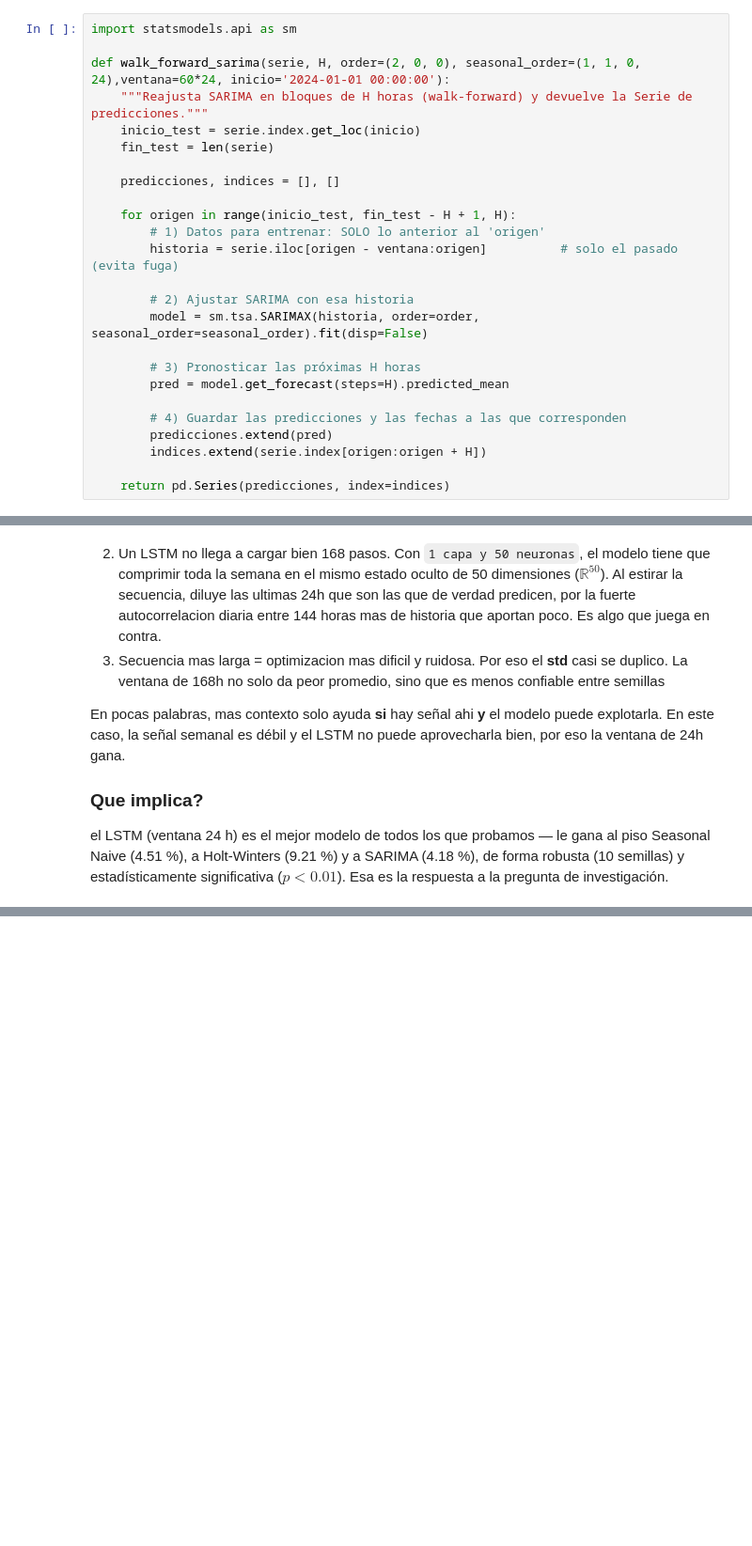
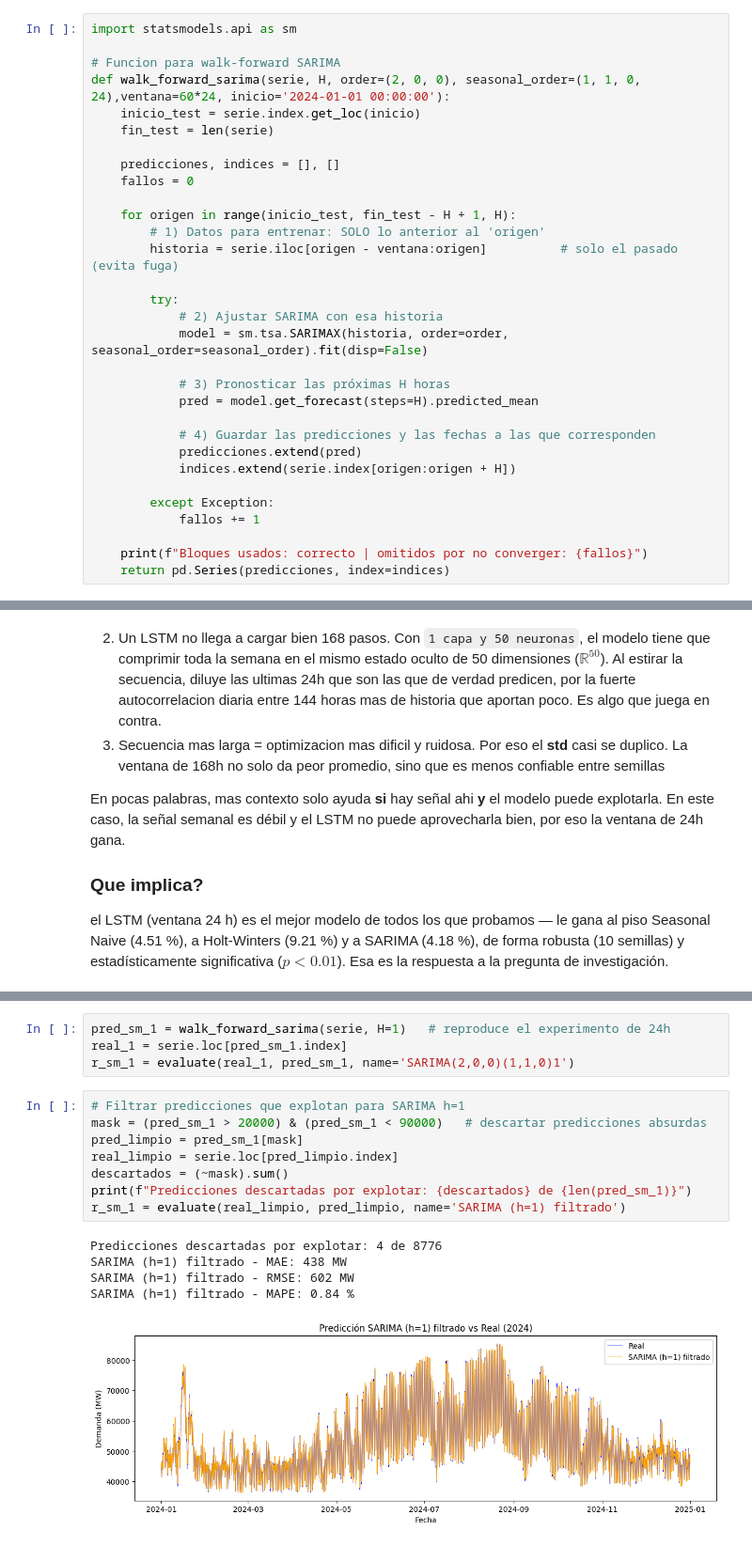
Before and after one commit to Arvo27/Electricity-Demand-Forecasting-Numerical-Methods-vs-Neural-Networks, a Jupyter notebook: Electricity_Demand.ipynb, the cells around one changed output, grey strips where cells are left out. Shown at 94% size. Saved outputs shown, nothing was run; the diff lists cells and outputs as text; blank space fills up the shorter version.

Commit message:
feat: Implemantacion del horizonte de 1h de SARIMA y LSTM y su grafica del error segun el horizonte. docs: Inicializacion del MD de la comparacion parte 1

```diff
--- a/Electricity_Demand.ipynb
+++ b/Electricity_Demand.ipynb
@@ -582,25 +582,31 @@ ___
 # %%
 import statsmodels.api as sm
 
+# Funcion para walk-forward SARIMA
 def walk_forward_sarima(serie, H, order=(2, 0, 0), seasonal_order=(1, 1, 0, 24),ventana=60*24, inicio='2024-01-01 00:00:00'):
-    """Reajusta SARIMA en bloques de H horas (walk-forward) y devuelve la Serie de predicciones."""
     inicio_test = serie.index.get_loc(inicio)
     fin_test = len(serie)
 
     predicciones, indices = [], []
+    fallos = 0
 
     for origen in range(inicio_test, fin_test - H + 1, H):
         # 1) Datos para entrenar: SOLO lo anterior al 'origen'
         historia = serie.iloc[origen - ventana:origen]          # solo el pasado (evita fuga)
 
-        # 2) Ajustar SARIMA con esa historia
-        model = sm.tsa.SARIMAX(historia, order=order, seasonal_order=seasonal_order).fit(disp=False)
+        try:
+            # 2) Ajustar SARIMA con esa historia
+            model = sm.tsa.SARIMAX(historia, order=order, seasonal_order=seasonal_order).fit(disp=False)
 
-        # 3) Pronosticar las próximas H horas
-        pred = model.get_forecast(steps=H).predicted_mean
+            # 3) Pronosticar las próximas H horas
+            pred = model.get_forecast(steps=H).predicted_mean
 
-        # 4) Guardar las predicciones y las fechas a las que corresponden
-        predicciones.extend(pred)
-        indices.extend(serie.index[origen:origen + H])
+            # 4) Guardar las predicciones y las fechas a las que corresponden
+            predicciones.extend(pred)
+            indices.extend(serie.index[origen:origen + H])
 
+        except Exception:
+            fallos += 1
+
+    print(f"Bloques usados: correcto | omitidos por no converger: {fallos}")
     return pd.Series(predicciones, index=indices)
@@ -1206,0 +1227,18 @@ el LSTM (ventana 24 h) es el mejor modelo de todos los que probamos — le gana
+# %%
+pred_sm_1 = walk_forward_sarima(serie, H=1)   # reproduce el experimento de 24h
+real_1 = serie.loc[pred_sm_1.index]
+r_sm_1 = evaluate(real_1, pred_sm_1, name='SARIMA(2,0,0)(1,1,0)1')
+# %%
+# Filtrar predicciones que explotan para SARIMA h=1
+mask = (pred_sm_1 > 20000) & (pred_sm_1 < 90000)   # descartar predicciones absurdas
+pred_limpio = pred_sm_1[mask]
+real_limpio = serie.loc[pred_limpio.index]
+descartados = (~mask).sum()
+print(f"Predicciones descartadas por explotar: {descartados} de {len(pred_sm_1)}")
+r_sm_1 = evaluate(real_limpio, pred_limpio, name='SARIMA (h=1) filtrado')
+# %% [output]
+Predicciones descartadas por explotar: 4 de 8776
+SARIMA (h=1) filtrado - MAE: 438 MW
+SARIMA (h=1) filtrado - RMSE: 602 MW
+SARIMA (h=1) filtrado - MAPE: 0.84 %
+[figure, added]
```
Also changed, not shown: parts of 10 cells of this notebook, 1 other file.
